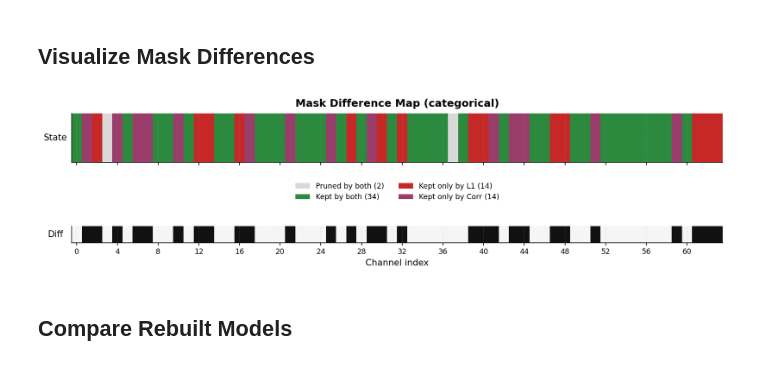
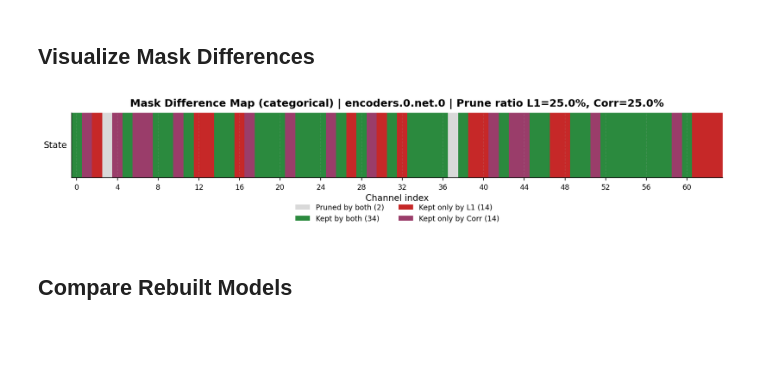
Before and after one commit to TijmenToxopeus/basic_UNet, a Jupyter notebook: src/notebooks/compare_masks.ipynb, the cells around one changed output. Saved outputs shown, nothing was run; the diff lists cells and outputs as text; code cells hidden in the pictures; blank space fills up the shorter version.

```diff
--- a/src/notebooks/compare_masks.ipynb
+++ b/src/notebooks/compare_masks.ipynb
@@ -205,61 +205,51 @@ state[(l1_mask != 0) & (corr_mask != 0)] = 1
 state[(l1_mask != 0) & (corr_mask == 0)] = 2
 state[(l1_mask == 0) & (corr_mask != 0)] = 3
 
-# Top row: full categorical map
+# Single-row categorical map
 state_row = state[None, :]
-
-# Bottom row: mismatch emphasis (1 where methods differ)
-mismatch_row = ((state == 2) | (state == 3)).astype(np.int32)[None, :]
 
 cmap_state = ListedColormap([
     '#D9D9D9',          # pruned by both (light gray)
     PUB_COLORS['good'], # kept by both
     PUB_COLORS['warn'], # kept only by L1
     PUB_COLORS['corr'], # kept only by Corr
 ])
-cmap_mismatch = ListedColormap(['#F5F5F5', '#111111'])
 
-fig, axes = plt.subplots(
-    2, 1,
-    figsize=(12, 3.2),
-    sharex=True,
-    gridspec_kw={'height_ratios': [3.0, 1.0]},
+fig, ax = plt.subplots(figsize=(12, 2.8))
+ax.imshow(state_row, aspect='auto', cmap=cmap_state, vmin=0, vmax=3, interpolation='nearest')
+
+l1_prune_ratio = float((l1_mask == 0).sum() / l1_mask.size)
+corr_prune_ratio = float((corr_mask == 0).sum() / corr_mask.size)
+ax.set_title(
+    f"Mask Difference Map (categorical) | {layer_name} | Prune ratio L1={l1_prune_ratio:.1%}, Corr={corr_prune_ratio:.1%}",
+    pad=8,
 )
-
-ax = axes[0]
-ax.imshow(state_row, aspect='auto', cmap=cmap_state, vmin=0, vmax=3, interpolation='nearest')
-ax.set_title('Mask Difference Map (categorical)', pad=8)
 ax.set_yticks([])
 ax.set_ylabel('State', rotation=0, labelpad=20, va='center')
-_despine(ax)
-
-ax2 = axes[1]
-ax2.imshow(mismatch_row, aspect='auto', cmap=cmap_mismatch, vmin=0, vmax=1, interpolation='nearest')
-ax2.set_yticks([])
-ax2.set_ylabel('Diff', rotation=0, labelpad=20, va='center')
-ax2.set_xlabel('Channel index')
-_despine(ax2)
+ax.set_xlabel('Channel index')
 
 step = max(1, l1_mask.size // 16)
-ax2.set_xticks(np.arange(0, l1_mask.size, step))
+ax.set_xticks(np.arange(0, l1_mask.size, step))
+
+_despine(ax)
 
 n_pruned_both = int(np.sum(state == 0))
 n_kept_both = int(np.sum(state == 1))
 n_l1_only = int(np.sum(state == 2))
 n_corr_only = int(np.sum(state == 3))
 
 handles = [
     Patch(facecolor='#D9D9D9', edgecolor='none', label=f'Pruned by both ({n_pruned_both})'),
     Patch(facecolor=PUB_COLORS['good'], edgecolor='none', label=f'Kept by both ({n_kept_both})'),
     Patch(facecolor=PUB_COLORS['warn'], edgecolor='none', label=f'Kept only by L1 ({n_l1_only})'),
     Patch(facecolor=PUB_COLORS['corr'], edgecolor='none', label=f'Kept only by Corr ({n_corr_only})'),
 ]
-ax.legend(handles=handles, loc='upper center', ncol=2, frameon=False, bbox_to_anchor=(0.5, -0.28))
+ax.legend(handles=handles, loc='upper center', ncol=2, frameon=False, bbox_to_anchor=(0.5, -0.30))
 
 plt.tight_layout()
 plt.show()
 # %% [output]
-[figure, old version]
+[figure, new version]
 # %% [markdown]
 ## Compare Rebuilt Models
 # %%
```
Also changed, not shown: parts of 2 cells of this notebook, 4 other files.
